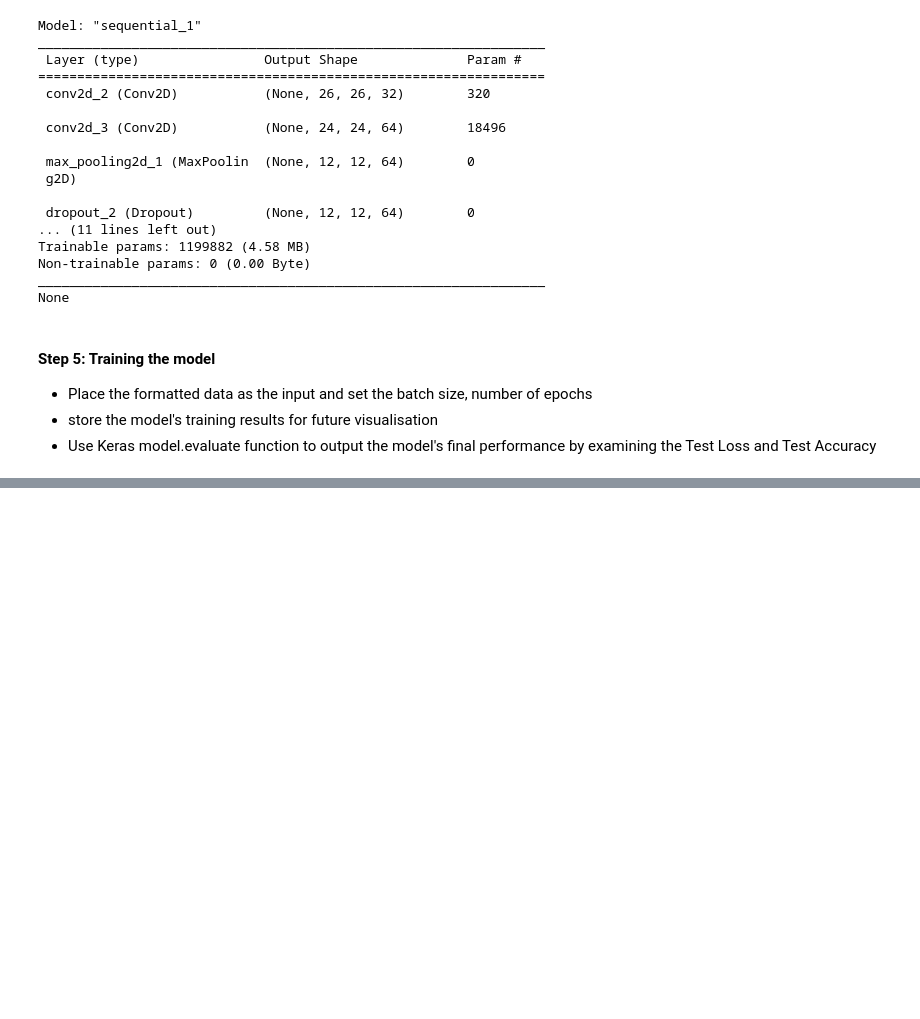
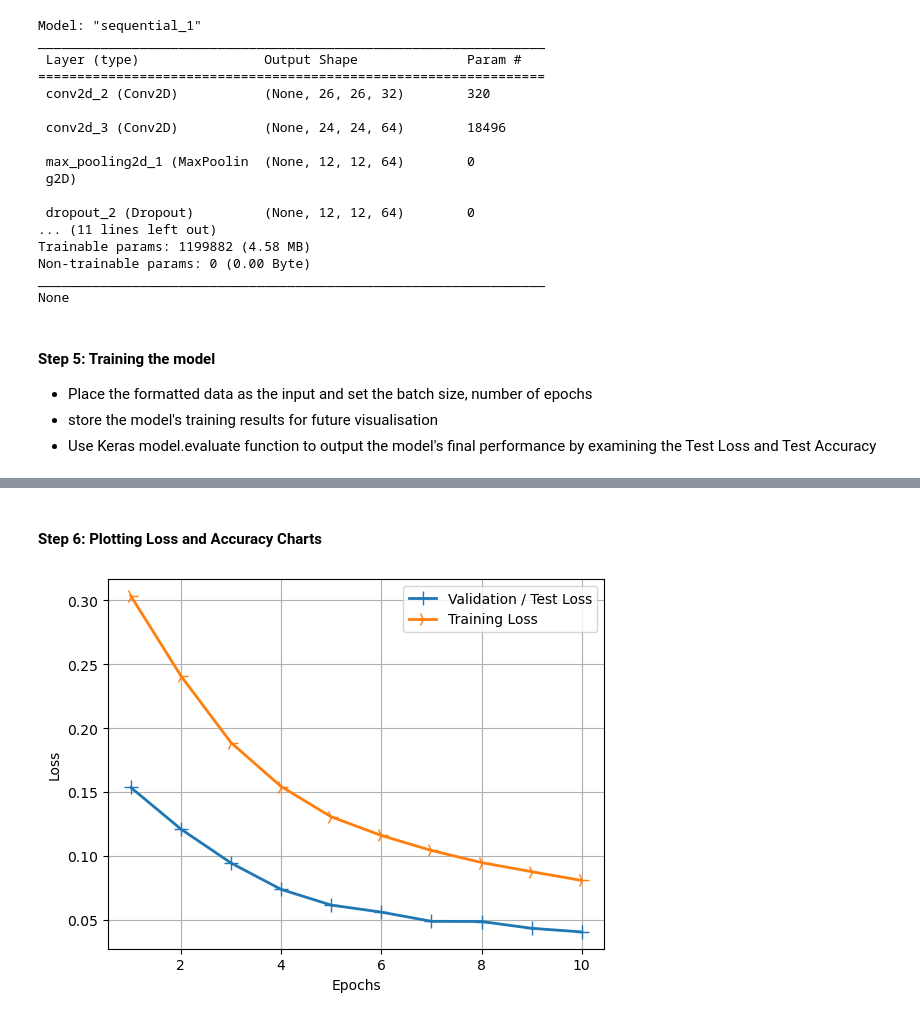
Before and after one commit to f-ssemwanga/handwriting_cnn, a Jupyter notebook: handwrittenDigits.ipynb, the cells around one changed output, grey strips where cells are left out. Cells and saved outputs as stored; diff of their text form; code cells hidden in the pictures; blank space fills up the shorter version.

Commit message:
tested model with 10 epocs and plotted accuracy and lost graphs

```diff
--- a/handwrittenDigits.ipynb
+++ b/handwrittenDigits.ipynb
@@ -206,14 +206,17 @@ None
 - Use Keras model.evaluate function to output the model's final performance by examining the Test Loss and Test Accuracy
 # %%
 batch_size = 32
-epochs = 1
+epochs = 10
 
+#history variable is needed to plot the visualisation graph afterwards
+#Verbose  specifies amount of info to see when training
 history = model.fit(X_train,
                     y_train,
                     batch_size=batch_size,
                     epochs = epochs,
                     verbose =1,
                     validation_data= (X_test, y_test))
+#evaluation metrics
 score = model.evaluate(X_test, y_test, verbose=0)
 print(f'Test Loss: {score[0]}')
 print(f'Test accuracy: {score[1]}')
@@ -223,0 +241,22 @@ Test accuracy: 0.9433000087738037
+# %% [markdown]
+#### Step 6: Plotting Loss and Accuracy Charts
+# %%
+#Plotting Loss Charts
+import matplotlib.pyplot as plt
+
+history_dict = history.history
+loss_values = history_dict['loss']
+val_loss_values = history_dict['val_loss']
+epochs = range(1, len(loss_values) + 1)
+
+line1 = plt.plot(epochs, val_loss_values, label = "Validation / Test Loss")
+line2 = plt.plot(epochs, loss_values, label='Training Loss')
+plt.setp(line1, linewidth=2.0, marker= '+', markersize=10.0)
+plt.setp(line2, linewidth=2.0, marker= '4', markersize=10.0)
+plt.xlabel('Epochs')
+plt.ylabel('Loss')
+plt.grid(True)
+plt.legend()
+plt.show()
+# %% [output]
+[figure, added]
```
Also changed, not shown: parts of 2 cells of this notebook.
